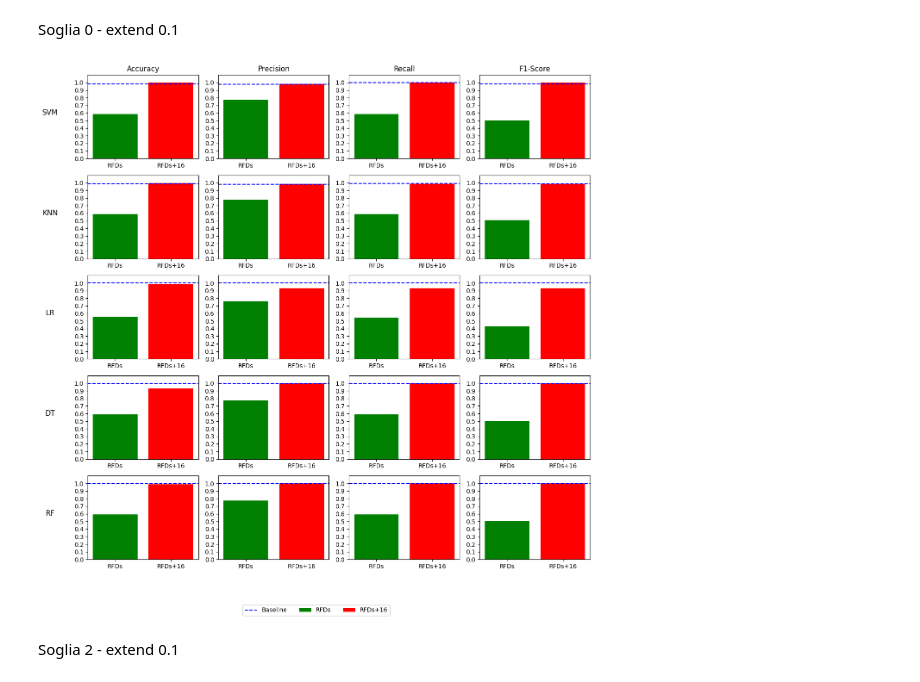
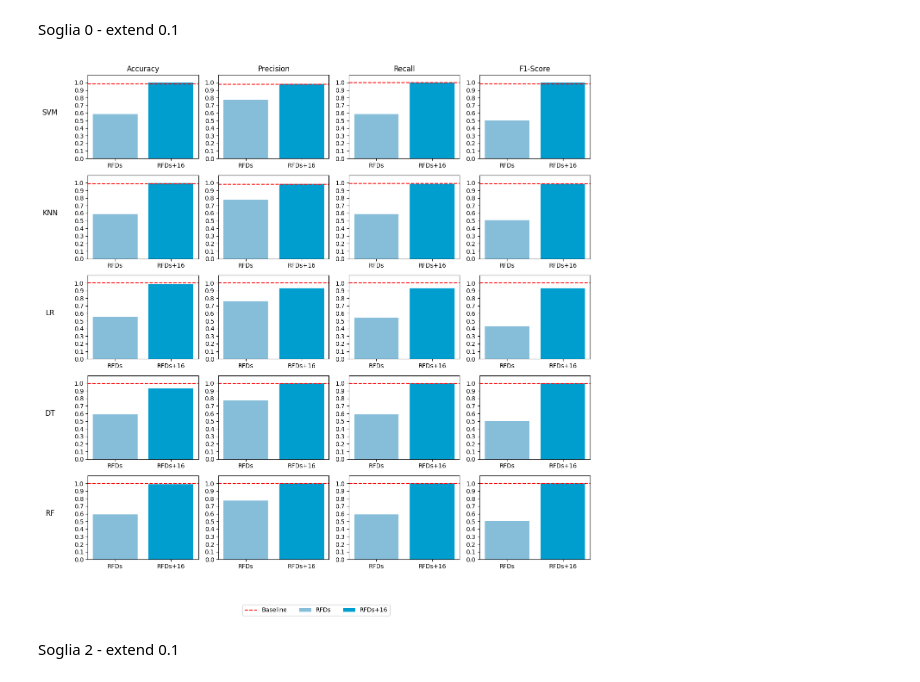
Before and after one commit to raffaele-aurucci/Fake-TikTok-Account-Detection, a Jupyter notebook: classifiers/classification_with_rfds.ipynb, the cells around one changed output. Cells and saved outputs as stored; diff of their text form; code cells hidden in the pictures.

Commit message:
update plot in classification with RFDs

```diff
--- a/classifiers/classification_with_rfds.ipynb
+++ b/classifiers/classification_with_rfds.ipynb
@@ -526,37 +526,37 @@ baseline_line = None
 for i in range(5):
     for j in range(4):
         # barre per RFDs e RFDs+16
-        bars = axs[i, j].bar(labels[1:], values_matrix[j, i, 1:], color=['green', 'red'])
+        bars = axs[i, j].bar(labels[1:], values_matrix[j, i, 1:], color=['#86beda', '#009dcf'])
 
         # linea tratteggiata per la Baseline
-        baseline_line = axs[i, j].axhline(y=values_matrix[j, i, 0], color='blue', linestyle='--', label='Baseline')
+        baseline_line = axs[i, j].axhline(y=values_matrix[j, i, 0], color='red', linestyle='--', label='Baseline')
 
         # Imposta l'intervallo dell'asse y da 0 a 1.1
         axs[i, j].set_ylim(0, 1.1)
 
         # Imposta i tick dell'asse y con intervallo di 0.1
         axs[i, j].set_yticks(np.arange(0, 1.01, 0.1))
 
 # Aggiunta etichette per le colonne
 for ax, col in zip(axs[0], column_titles):
     ax.set_title(col)
 
 # Aggiunta etichette per le righe
 for ax, row in zip(axs[:, 0], row_titles):
     ax.set_ylabel(row, rotation=0, size='large', labelpad=40)
 
 # leggenda
 handles = [baseline_line, bars[0], bars[1]]
 labels = ['Baseline', 'RFDs', 'RFDs+16']
 fig.legend(handles, labels, loc='upper center', bbox_to_anchor=(0.5, -0.05), ncol=3)
 
 # fig.suptitle('Performance metrics before and after feature engineering (Threshold 0 - Extend 0.1)', fontsize=14)
 # plt.tight_layout(rect=[0, 0.03, 1, 0.95])
 
 plt.tight_layout()
 plt.show()
 # %% [output]
-[figure, old version]
+[figure, new version]
 # %% [markdown]
 Soglia 2 - extend 0.1
 # %%
```
Also changed, not shown: parts of 2 cells of this notebook.
